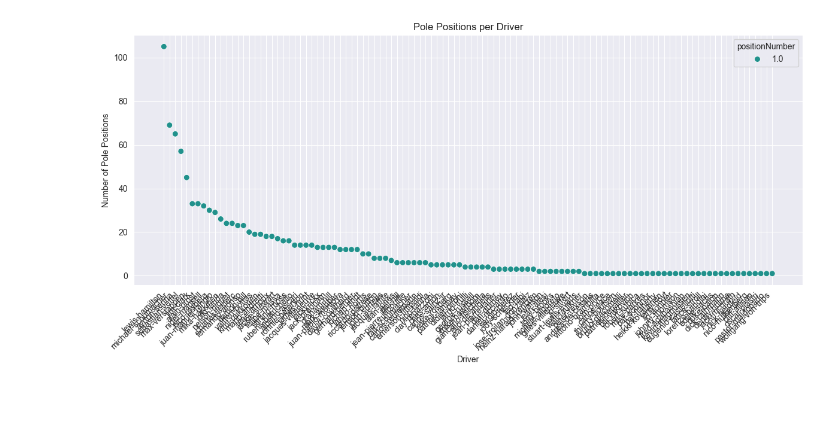
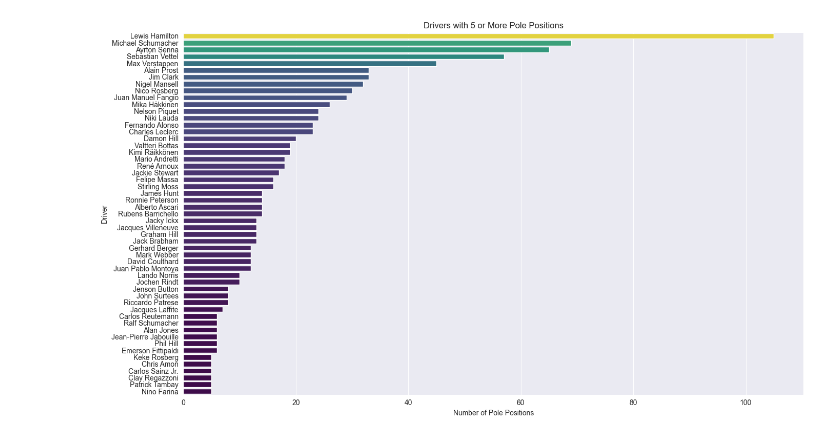
Before and after one commit to JVilla1997/F1_Capstone, a Jupyter notebook: notebooks/PolePositionAnalysis.ipynb, the cells around one changed output. Saved outputs shown, nothing was run; the diff lists cells and outputs as text; code cells hidden in the pictures; blank space fills up the shorter version.

Commit message:
Merged drivers.csv and qualifying-results.csv

```diff
--- a/notebooks/PolePositionAnalysis.ipynb
+++ b/notebooks/PolePositionAnalysis.ipynb
@@ -40,0 +23,4 @@ pole_count
+# %%
+# Reads the drivers csv
+drivers_df = pd.read_csv('../f1db_data/f1db-drivers.csv')
+drivers_df
@@ -40,0 +41,7 @@ pole_count
+# %%
+drivers_pole_positions = qualifying_results_df.merge(drivers_df, right_on = 'id', left_on = 'driverId', how = 'left')
+drivers_pole_positions = drivers_pole_positions[drivers_pole_positions['positionNumber'] == 1]
+drivers_pole_positions = drivers_pole_positions.groupby(['lastName', 'firstName', 'positionNumber']).size().reset_index(name = 'count')
+drivers_pole_positions['full_name'] = drivers_pole_positions['firstName'] + ' ' + drivers_pole_positions['lastName']
+drivers_pole_positions = drivers_pole_positions[drivers_pole_positions['count'] >= 5].sort_values('count', ascending=False)
+drivers_pole_positions
@@ -41,11 +66,11 @@ pole_count
 # %%
-plt.figure(figsize=(12, 6))
-sns.scatterplot(data=pole_count, x='driverId', y='count', size='positionNumber', sizes=(50, 500), hue='positionNumber', palette='viridis')
-plt.xticks(rotation=45, ha='right')
-plt.xlabel('Driver')
-plt.ylabel('Number of Pole Positions')
-plt.title('Pole Positions per Driver')
+plt.figure(figsize=(14, 8))
+sns.barplot(data=drivers_pole_positions, x='count', y='full_name', hue='count', palette='viridis', dodge=False)
+plt.xlabel('Number of Pole Positions')
+plt.ylabel('Driver')
+plt.title('Drivers with 5 or More Pole Positions')
+plt.legend().remove()
 plt.tight_layout()
 plt.show()
 # %% [output]
-[figure, old version]
+[figure, new version]
```
Also changed, not shown: parts of 5 cells of this notebook.
